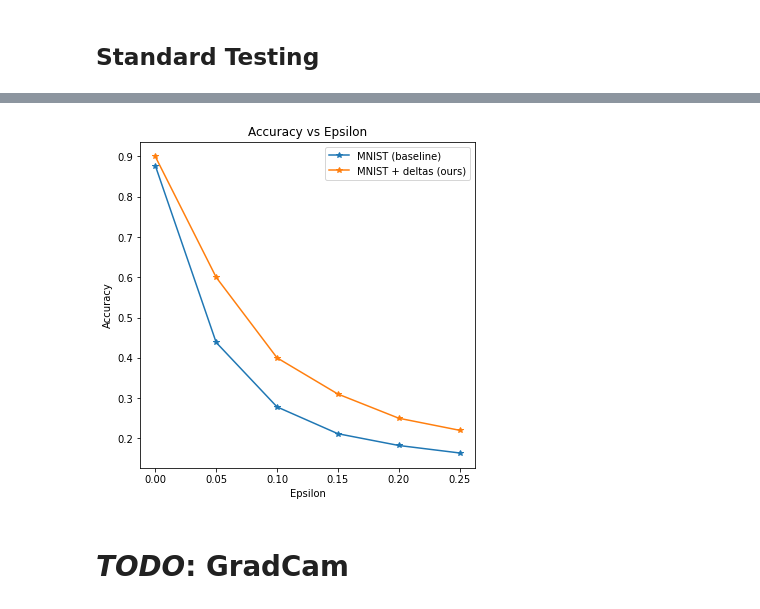
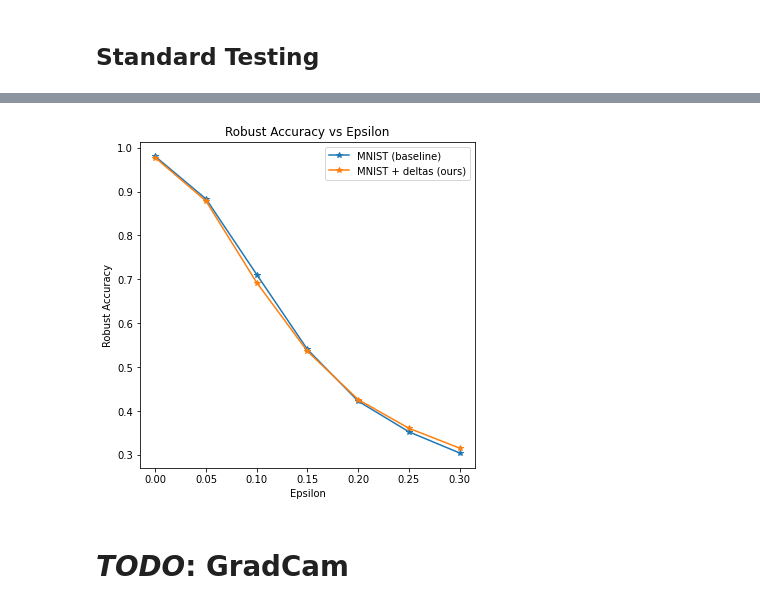
Before and after one commit to Ivanrs297/machine-learning-projects, a Jupyter notebook: deep-learning/robust-transfer/main.ipynb, the cells around one changed output, grey strips where cells are left out. Saved outputs shown, nothing was run; the diff lists cells and outputs as text; code cells hidden in the pictures.

```diff
--- a/deep-learning/robust-transfer/main.ipynb
+++ b/deep-learning/robust-transfer/main.ipynb
@@ -200,0 +293,26 @@ accuracies_demo = [0.90, 0.60, 0.40, 0.31, 0.25, 0.22]
+# %%
+# ResNet18 for MNIST
+model_B = get_resnet18_MNIST().cuda()
+criterion_B = nn.CrossEntropyLoss()
+optimizer_B = optim.Adam(model_B.parameters(), lr=0.001)
+
+num_epochs = 5
+for epoch in range(num_epochs):
+    total_batch = len(mnist_train) // batch_size
+    for i, (batch_images, batch_labels) in enumerate(train_loader):
+        X = batch_images.cuda()
+        Y = batch_labels.cuda()
+
+        # eps_index is a hyperparameter
+        p = get_perturbation(perturbations, eps_index = 0)
+        X = torch.add(X, p)
+
+        outputs = model_B(X)
+        loss = criterion_B(outputs, Y)
+
+        optimizer_B.zero_grad()
+        loss.backward()
+        optimizer_B.step()
+
+    print('Epoch [%d/%d], Loss: %.4f'
+        %(epoch+1, num_epochs, loss.item()))
@@ -200,0 +327,11 @@ accuracies_demo = [0.90, 0.60, 0.40, 0.31, 0.25, 0.22]
+# %%
+# eps = 0 means no attack
+epsilons = [0, .05, .1, .15, .2, .25, .3]
+
+# accuracies of each eps test
+accuracies_B = []
+
+# Run test for each epsilon
+for eps in epsilons:
+    acc, _, _ = test_robustness(model_B, device, test_loader, eps)
+    accuracies_B.append(acc)
@@ -201,14 +346,14 @@ accuracies_demo = [0.90, 0.60, 0.40, 0.31, 0.25, 0.22]
 # %%
 plt.figure(figsize=(6,6))
-plt.plot(epsilons, accuracies, "*-", label = "MNIST (baseline)")
-plt.plot(epsilons, accuracies_demo, "*-", label = "MNIST + deltas (ours)")
-plt.title("Accuracy vs Epsilon")
+plt.plot(epsilons, accuracies_A, "*-", label = "MNIST (baseline)")
+plt.plot(epsilons, accuracies_B, "*-", label = "MNIST + deltas (ours)")
+plt.title("Robust Accuracy vs Epsilon")
 plt.xlabel("Epsilon")
-plt.ylabel("Accuracy")
+plt.ylabel("Robust Accuracy")
 plt.legend()
 plt.show()
 # %% [output]
-[figure, old version]
+[figure, new version]
 # %% [markdown]
 # *TODO*: GradCam
 # %%
```
Also changed, not shown: parts of 36 cells of this notebook, 3 other files.
